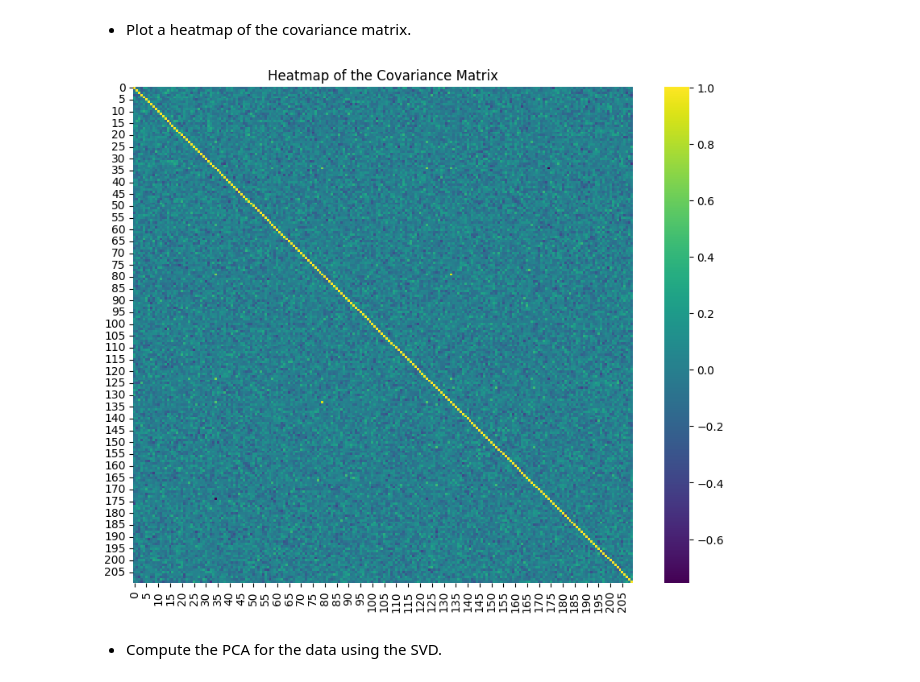
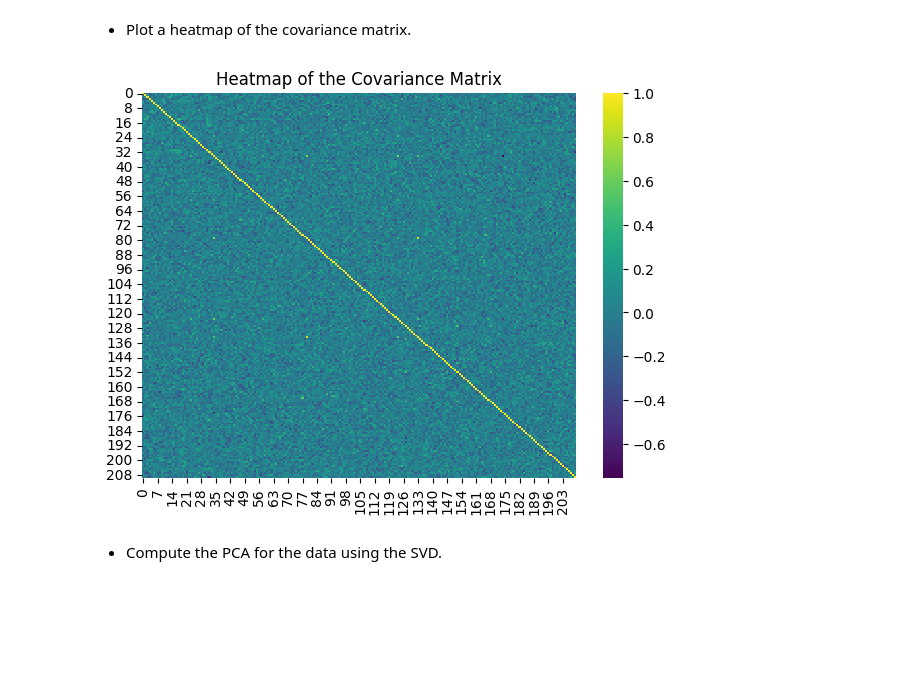
Before and after one commit to dftorresro/SDTSIA---2nd-TP-Linear-regression-, a Jupyter notebook: TP2_Linear_regression.ipynb, the cells around one changed output. Drawn from its saved outputs; the diff is of its cells as text; code cells hidden in the pictures; blank space fills up the shorter version.

```diff
--- a/TP2_Linear_regression.ipynb
+++ b/TP2_Linear_regression.ipynb
@@ -232,7 +248,7 @@ plt.show()
 # %% [markdown]
 - Separate the data in train and test sets: save one fourth of the data as testing (train_test_split from sklearn.model_selection with the random seed set to 0) and standardize both the training and testing sets using the fit_transform and transform functions in sklearn.preprocessing.StandardScaler.
 # %%
-# Separating the data again ----------------------------------------------------
+# Separating the data again -----------------------------------------
 data = pd.read_csv('data.csv')
 
 X = data.iloc[:, :-1].values
@@ -240,10 +256,11 @@ y = data.iloc[:, -1].values
 
 # Random state = 0 implies that the split will always be the same
 # Random state = None implies that the split will always be different
-# Random state = any other number implies that the split will be random but the same for a given number
-X_train, X_test, y_train, y_test = train_test_split(X, y, test_size = 0.25, random_state = 0)
+# Random state = Other implies random but the same for a given number
+X_train, X_test, y_train, y_test = train_test_split(
+    X, y, test_size = 0.25, random_state = 0)
 
-# Standarizing the data (mean = 0, variance = 1) ------------------------------
+# Standarizing the data (mean = 0, variance = 1) --------------------
 scaler = StandardScaler()
 X_train = scaler.fit_transform(X_train)
 X_test = scaler.transform(X_test)
@@ -575,0 +604,5 @@ run_ridge_regression(X_train, y_train, alpha_values, 'Ridge Regression Analysis'
+# %%
+# Running Ridge Regression
+alpha_values = np.logspace(-3, 6, 30)
+run_regression(X_train, y_train, alpha_values,
+               'ridge_reg', 'Ridge Regression Analysis')
@@ -618,0 +613,5 @@ run_lasso_regression(X_train, y_train, alpha_values, 'Lasso Regression Analysis'
+# %%
+# Running Lasso Regression
+alpha_values = np.logspace(-3, 2, 30)
+run_regression(X_train, y_train, alpha_values,
+               'lasso_reg', 'Lasso Regression Analysis')
@@ -661,0 +622,5 @@ run_elasticnet_regression(X_train, y_train, alpha_values, 'ElasticNet Regression
+# %%
+# Running ElasticNet Regression
+alpha_values = np.logspace(-3, 2, 30)
+run_regression(X_train, y_train, alpha_values,
+               'elasticnet_reg', 'ElasticNet Regression Analysis')
@@ -705,18 +672,18 @@ $$
 - Plot a heatmap of the covariance matrix.
 # %%
 # Computing the covariance matrix ----------------------------------------------
-# Singular Value Decomposition (SVD) of X_train.T.dot(X_train) being s the singular values,
-# U the eigenvectors of X_train.T.dot(X_train) and V the eigenvectors of X_train.dot(X_train.T)
+# (SVD) of X_train.T.dot(X_train) being s the singular values,
+# U: e-vectors of X_train.T.dot(X_train), V: e-vectors of X_train.dot(X_train.T)
 U, s, V = np.linalg.svd(X_train.T.dot(X_train))
-cov_matrix = X_train.T.dot(X_train) / (X_train.shape[0] - 1) # N-1 degrees of freedom
+cov_matrix = X_train.T.dot(X_train) / (X_train.shape[0] - 1) # N-1 ° freedom
 
 # Plotting a heatmap of the covariance matrix ----------------------------------
-plt.figure(figsize=(10, 8))
+plt.figure(figsize=(7, 5))
 sns.heatmap(cov_matrix, cmap='viridis')
 plt.title('Heatmap of the Covariance Matrix')
 plt.show()
 # %% [output]
-[figure, old version]
+[figure, new version]
 # %% [markdown]
 - Compute the PCA for the data using the SVD.
 # %%
```
Also changed, not shown: parts of 27 cells of this notebook.
